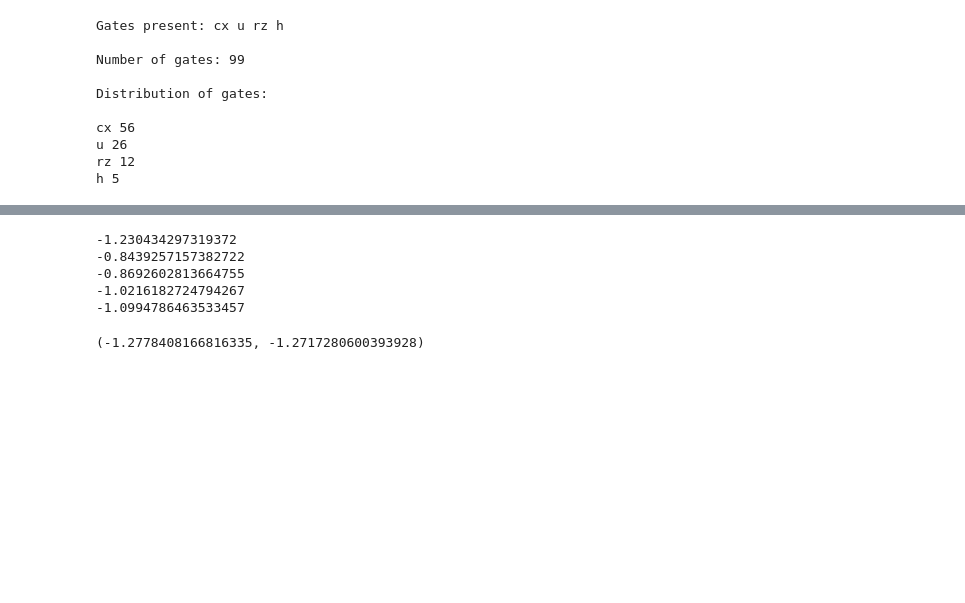
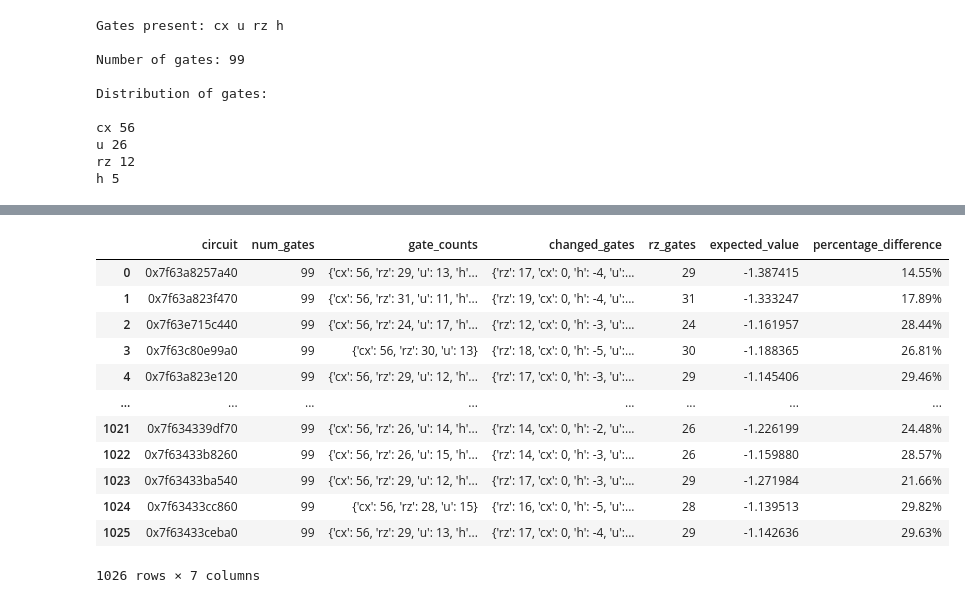
Before and after one commit to Gtortoretto/Quantum-Computing, a Jupyter notebook: AWS/Gabriel/GroundState1/Modelos.ipynb, the cells around one changed output, grey strips where cells are left out. Saved outputs shown, nothing was run; the diff lists cells and outputs as text; code cells hidden in the pictures; blank space fills up the shorter version.

```diff
--- a/AWS/Gabriel/GroundState1/Modelos.ipynb
+++ b/AWS/Gabriel/GroundState1/Modelos.ipynb
@@ -166,6 +167,15 @@ u 26
 rz 12
 h 5
 # %%
+def salvar(a):
+    with open(f'AWS/Gabriel/GroundState1/dados/{a}.pickle', 'wb') as f:
+        pickle.dump(eval(a), f)
+
+def abrir(a):
+    with open(f'AWS/Gabriel/GroundState1/dados/{a}.pickle', 'rb') as f:
+        return pickle.load(f)
+
+
 def clifford_gate():
 
    random_value = random.randint(0, 3)
@@ -194,7 +204,8 @@ def subs_ncg(quantum_circuit, n):
 
             new_gate = random.randint(i, len(quantum_circuit.data)-1)
 
-            while quantum_circuit.data[new_gate][0].name in non_permitted_gates or new_gate in gates_to_change:
+            #while quantum_circuit.data[new_gate][0].name in non_permitted_gates or new_gate in gates_to_change:
+            while quantum_circuit.data[new_gate][0].name in non_permitted_gates:
 
                 new_gate = random.randint(i, len(quantum_circuit.data)-1)
 
@@ -236,7 +247,9 @@ def check (original, target, driver, difference_percentage = 0.1):
 
 def modelo_1(original_circuit, number_of_circuits, driver, percentage_of_changed_gates = 0.3, difference_percentage = 0.5, do_check = True):
 
-   for i in range(number_of_circuits):
+   while number_of_circuits > 0:
+
+      number_of_circuits -= 1
 
       new_circuit = subs_ncg(original_circuit, percentage_of_changed_gates)
 
@@ -246,5 +259,5 @@ def modelo_1(original_circuit, number_of_circuits, driver, percentage_of_changed
 
       else :
 
-         yield new_circuit
+         yield None
 # %%
@@ -256,20 +270,0 @@ KeyboardInterrupt:
-# %%
-for i in a:
-
-    print(run_statevector(i, es_problem))
-# %% [output]
--1.230434297319372
--0.8439257157382722
--0.8692602813664755
--1.0216182724794267
--1.0994786463533457
-# %%
-circuito_teste = subs_ncg(circuito, 0.1)
-
-expectation_value_teste_statevector = run_statevector(circuito_teste, es_problem)
-
-expectation_value_teste_estimator = run_estimator(circuito_teste, es_problem, local_simulator)
-
-expectation_value_teste_statevector, expectation_value_teste_estimator
-# %% [output]
-(-1.2778408166816335, -1.2717280600393928)
@@ -278,0 +273,35 @@ for i, (gate, qubits, etc) in enumerate(circuito.data):
+# %%
+original_expectation_value = run_statevector(circuito, es_problem)
+original_gate_counts = {gate.name: sum(1 for g, *_ in circuito.data if g.name == gate.name) for gate, *_ in circuito.data}
+
+data = []
+for circuit in circuitos_similares:
+    row = {}
+    row['circuit'] = hex(id(circuit))
+    row['num_gates'] = circuit.size()
+    gate_counts = {gate.name: sum(1 for g, *_ in circuit.data if g.name == gate.name) for gate, *_ in circuit.data}
+    row['gate_counts'] = dict(sorted(gate_counts.items(), key=lambda item: item[1], reverse=True))
+    changed_gates = {gate: gate_counts.get(gate, 0) - original_gate_counts.get(gate, 0) for gate in set(gate_counts) | set(original_gate_counts)}
+    row['changed_gates'] = dict(sorted(changed_gates.items(), key=lambda item: item[1], reverse=True))
+    data.append(row)
+    row['rz_gates'] = row['gate_counts'].get('rz', 0)
+    row['expected_value'] = run_statevector(circuit, es_problem)
+    row['percentage_difference'] = f"{abs(abs(row['expected_value'] - original_expectation_value) / original_expectation_value)* 100:.2f}%"
+
+df = pd.DataFrame(data)
+
+df
+# %% [output]
+|  | circuit | num_gates | gate_counts | changed_gates | rz_gates | expected_value | percentage_difference |
+| 0 | 0x7f63a8257a40 | 99 | {'cx': 56, 'rz': 29, 'u': 13, 'h'... | {'rz': 17, 'cx': 0, 'h': -4, 'u':... | 29 | -1.387415 | 14.55% |
+| 1 | 0x7f63a823f470 | 99 | {'cx': 56, 'rz': 31, 'u': 11, 'h'... | {'rz': 19, 'cx': 0, 'h': -4, 'u':... | 31 | -1.333247 | 17.89% |
+| 2 | 0x7f63e715c440 | 99 | {'cx': 56, 'rz': 24, 'u': 17, 'h'... | {'rz': 12, 'cx': 0, 'h': -3, 'u':... | 24 | -1.161957 | 28.44% |
+| 3 | 0x7f63c80e99a0 | 99 | {'cx': 56, 'rz': 30, 'u': 13} | {'rz': 18, 'cx': 0, 'h': -5, 'u':... | 30 | -1.188365 | 26.81% |
+| 4 | 0x7f63a823e120 | 99 | {'cx': 56, 'rz': 29, 'u': 12, 'h'... | {'rz': 17, 'cx': 0, 'h': -3, 'u':... | 29 | -1.145406 | 29.46% |
+| ... | ... | ... | ... | ... | ... | ... | ... |
+| 1021 | 0x7f634339df70 | 99 | {'cx': 56, 'rz': 26, 'u': 14, 'h'... | {'rz': 14, 'cx': 0, 'h': -2, 'u':... | 26 | -1.226199 | 24.48% |
+| 1022 | 0x7f63433b8260 | 99 | {'cx': 56, 'rz': 26, 'u': 15, 'h'... | {'rz': 14, 'cx': 0, 'h': -3, 'u':... | 26 | -1.159880 | 28.57% |
+| 1023 | 0x7f63433ba540 | 99 | {'cx': 56, 'rz': 29, 'u': 12, 'h'... | {'rz': 17, 'cx': 0, 'h': -3, 'u':... | 29 | -1.271984 | 21.66% |
+| 1024 | 0x7f63433cc860 | 99 | {'cx': 56, 'rz': 28, 'u': 15} | {'rz': 16, 'cx': 0, 'h': -5, 'u':... | 28 | -1.139513 | 29.82% |
+| 1025 | 0x7f63433ceba0 | 99 | {'cx': 56, 'rz': 29, 'u': 13, 'h'... | {'rz': 17, 'cx': 0, 'h': -4, 'u':... | 29 | -1.142636 | 29.63% |
+1026 rows × 7 columns
```
Also changed, not shown: parts of 5 cells of this notebook, 5 other files.
